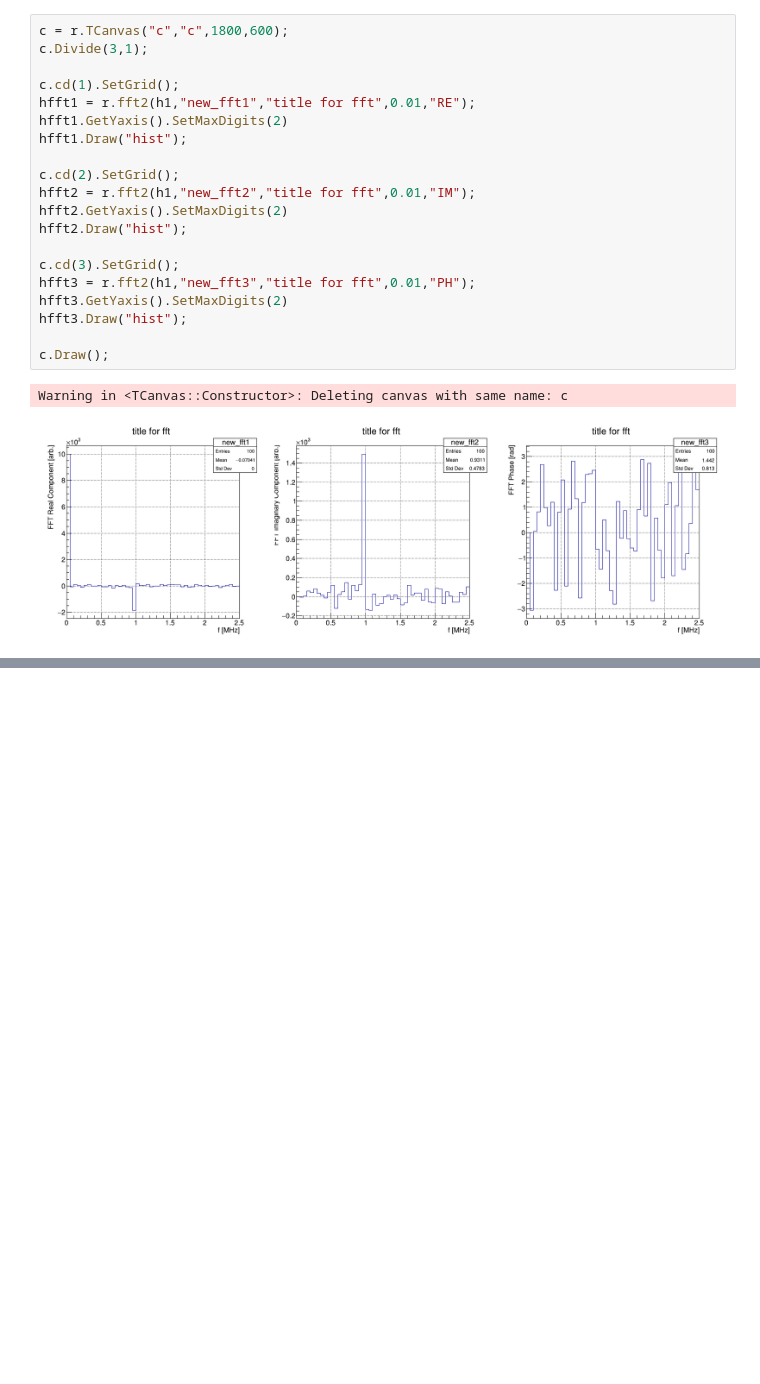
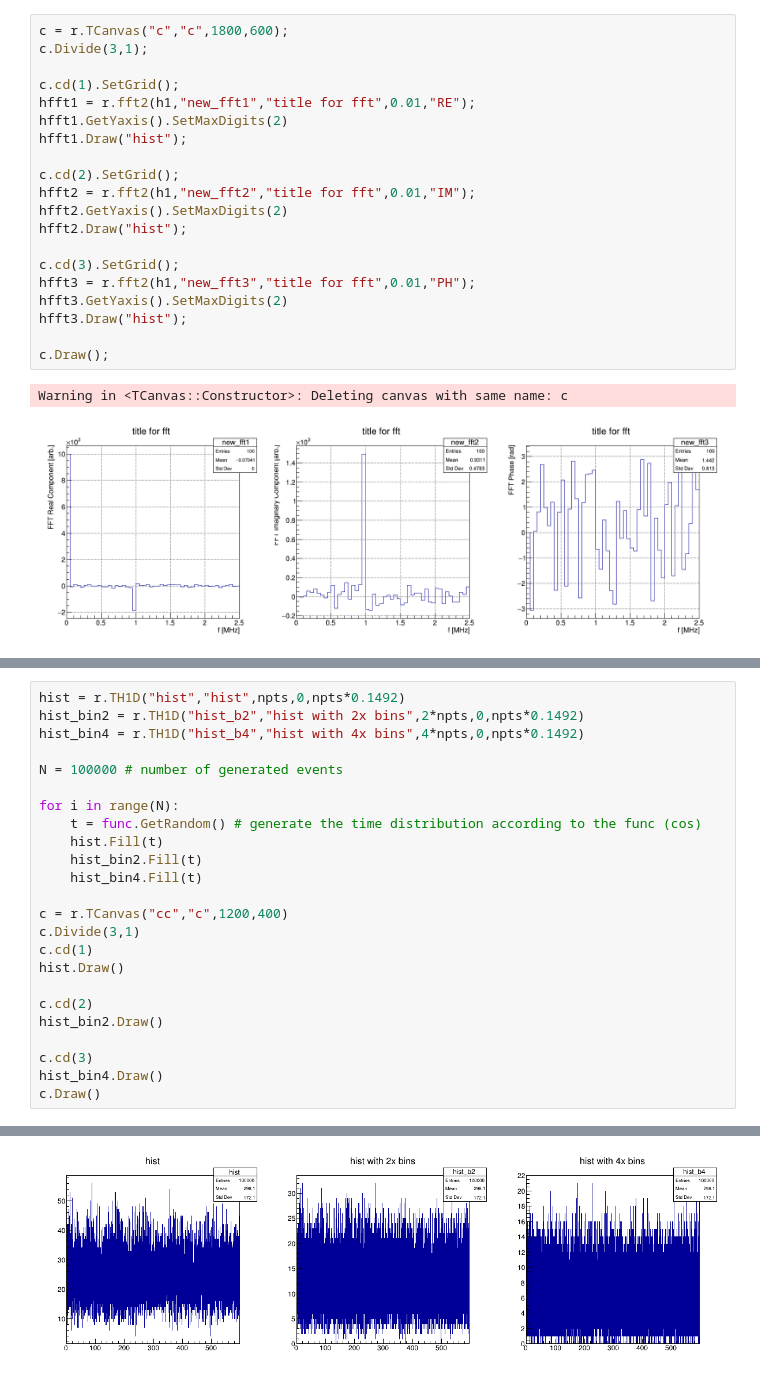
Before and after one commit to junkai2998/root_tools, a Jupyter notebook: ToolsCollection_TestBench.ipynb, the cells around one changed output, grey strips where cells are left out. Drawn from its saved outputs; the diff is of its cells as text; blank space fills up the shorter version.

```diff
--- a/ToolsCollection_TestBench.ipynb
+++ b/ToolsCollection_TestBench.ipynb
@@ -123,0 +151,25 @@ Warning in <TCanvas::Constructor>: Deleting canvas with same name: c
+# %%
+hist = r.TH1D("hist","hist",npts,0,npts*0.1492)
+hist_bin2 = r.TH1D("hist_b2","hist with 2x bins",2*npts,0,npts*0.1492)
+hist_bin4 = r.TH1D("hist_b4","hist with 4x bins",4*npts,0,npts*0.1492)
+
+N = 100000 # number of generated events
+
+for i in range(N):
+    t = func.GetRandom() # generate the time distribution according to the func (cos)
+    hist.Fill(t)
+    hist_bin2.Fill(t)
+    hist_bin4.Fill(t)
+
+c = r.TCanvas("cc","c",1200,400)
+c.Divide(3,1)
+c.cd(1)
+hist.Draw()
+
+c.cd(2)
+hist_bin2.Draw()
+
+c.cd(3)
+hist_bin4.Draw()
+c.Draw()
+# %% [output]
@@ -123,0 +177 @@ Warning in <TCanvas::Constructor>: Deleting canvas with same name: c
+[figure, added]
```
Also changed, not shown: parts of 6 cells of this notebook, 3 other files.
